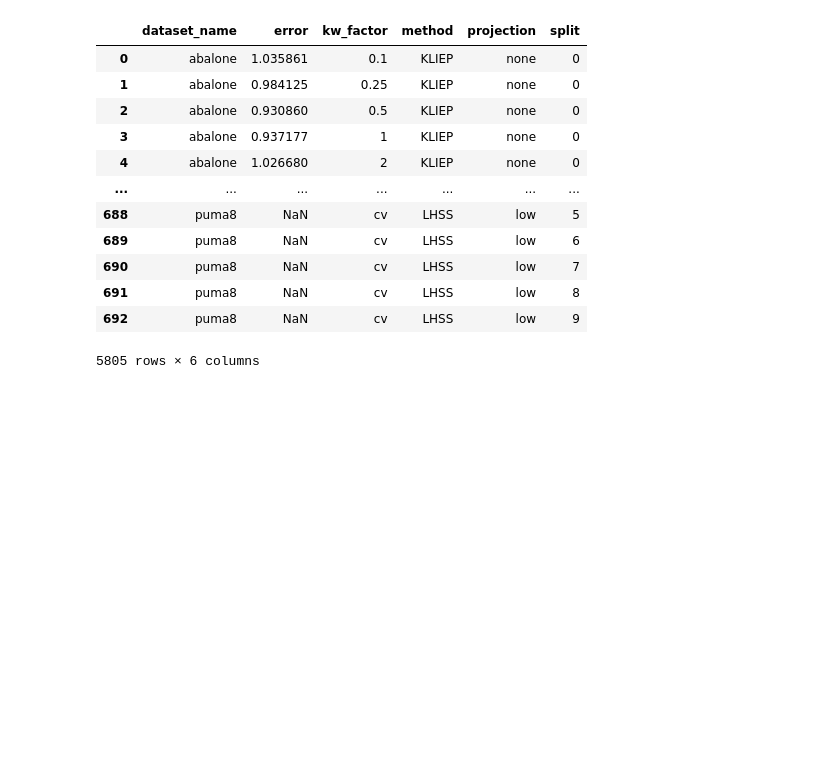
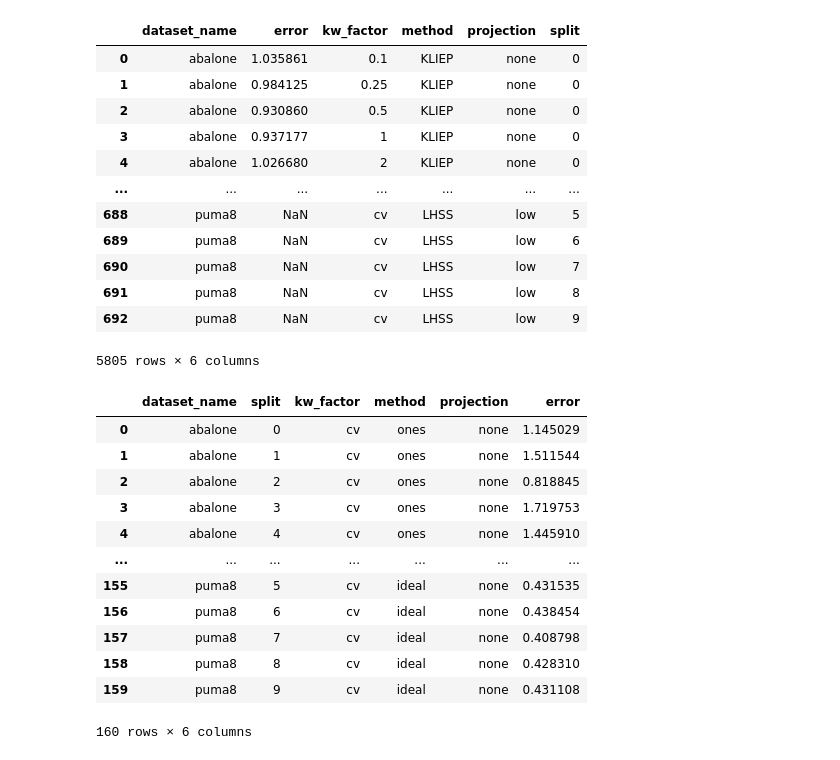
Before and after one commit to ltiao/gp-dre, a Jupyter notebook: scratch/LIACCRegressionBaselineResults.ipynb, the cells around one changed output. Cells and saved outputs as stored; diff of their text form; code cells hidden in the pictures; blank space fills up the shorter version.

```diff
--- a/scratch/LIACCRegressionBaselineResults.ipynb
+++ b/scratch/LIACCRegressionBaselineResults.ipynb
@@ -158,0 +262,17 @@ data
+# %%
+data3 = pd.DataFrame(rows)
+data3
+# %% [output]
+|  | dataset_name | split | kw_factor | method | projection | error |
+| 0 | abalone | 0 | cv | ones | none | 1.145029 |
+| 1 | abalone | 1 | cv | ones | none | 1.511544 |
+| 2 | abalone | 2 | cv | ones | none | 0.818845 |
+| 3 | abalone | 3 | cv | ones | none | 1.719753 |
+| 4 | abalone | 4 | cv | ones | none | 1.445910 |
+| ... | ... | ... | ... | ... | ... | ... |
+| 155 | puma8 | 5 | cv | ideal | none | 0.431535 |
+| 156 | puma8 | 6 | cv | ideal | none | 0.438454 |
+| 157 | puma8 | 7 | cv | ideal | none | 0.408798 |
+| 158 | puma8 | 8 | cv | ideal | none | 0.428310 |
+| 159 | puma8 | 9 | cv | ideal | none | 0.431108 |
+160 rows × 6 columns
```
Also changed, not shown: parts of 17 cells of this notebook, 21 other files.
